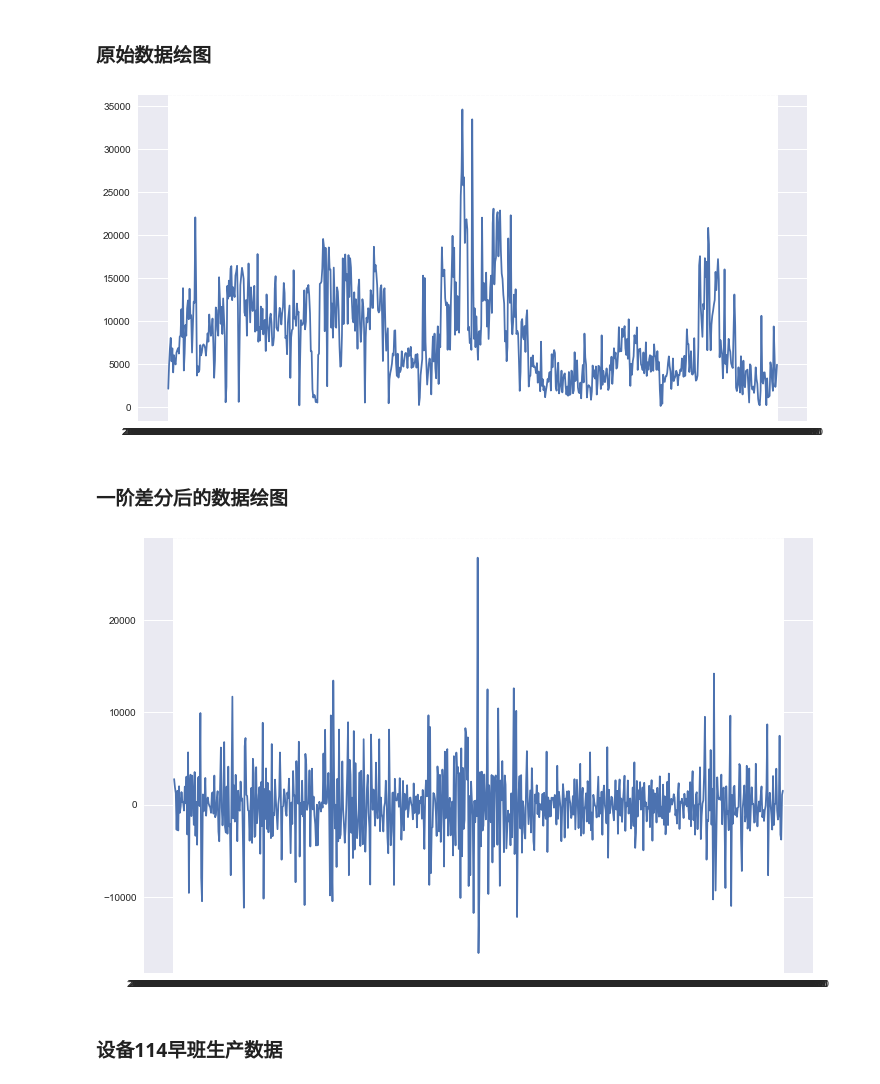
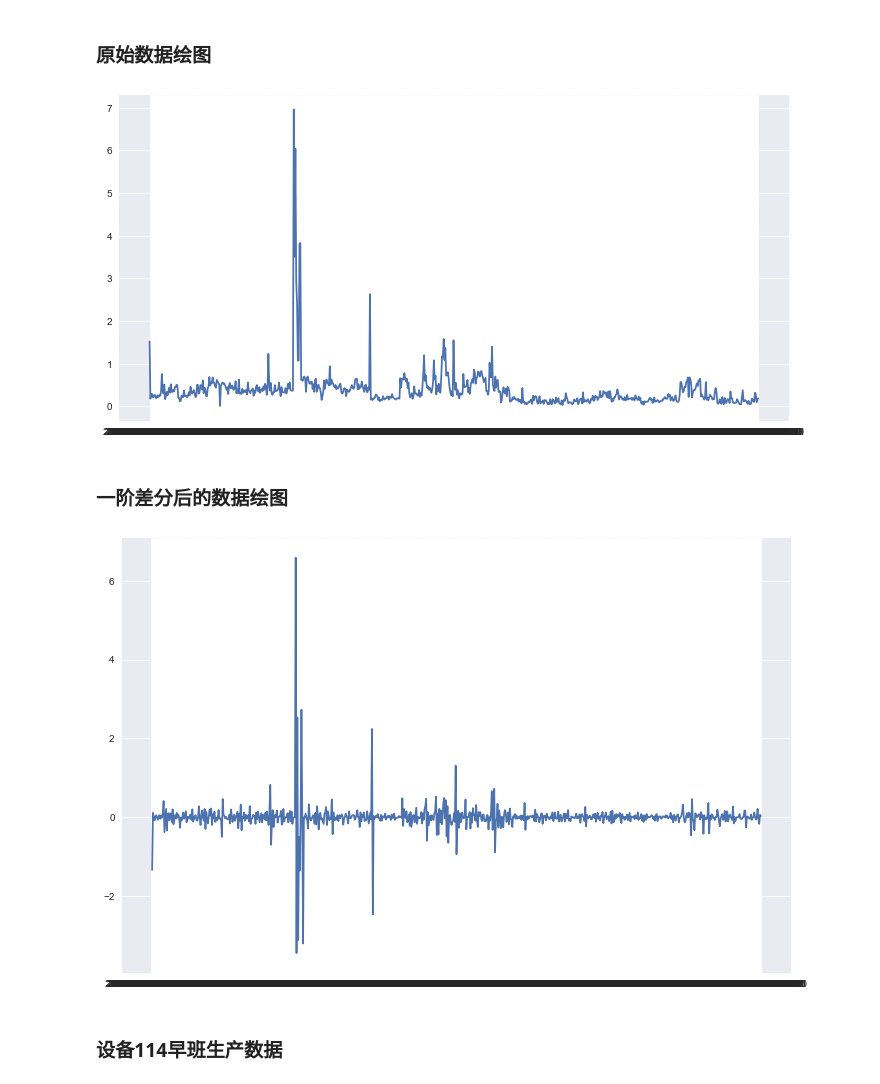
Before and after one commit to zzhhoubin/pydata, a Jupyter notebook: datasets/ncicbj/数据分析.ipynb, the cells around one changed output. Cells and saved outputs as stored; diff of their text form; code cells hidden in the pictures.

```diff
--- a/datasets/ncicbj/数据分析.ipynb
+++ b/datasets/ncicbj/数据分析.ipynb
@@ -200,20 +183,20 @@ Name: TOTALSTOPCNT, dtype: float64
 ### 原始数据绘图
 # %%
 plt.figure(figsize=(12, 6))
-plt.plot(tb22_dt['GATHERDATETIME'], tb22_dt['TOTALWASTE'])
+plt.plot(tb22_dt['GATHERDATETIME'], tb22_dt['TOTALWASTEPCT'])
 plt.show()
 # %% [output]
-[figure, old version]
+[figure, new version]
 # %% [markdown]
 ### 一阶差分后的数据绘图
 # %%
 fig = plt.figure(figsize=(12,8))
 ax1= fig.add_subplot(111)
-diff1 = tb22_dt['TOTALWASTE'].diff(1)
+diff1 = tb22_dt['TOTALWASTEPCT'].diff(1)
 plt.plot(tb22_dt['GATHERDATETIME'], diff1)
 plt.show()
 # %% [output]
-[figure, old version]
+[figure, new version]
 # %% [markdown]
 ### 设备114早班生产数据
 # %%
```
Also changed, not shown: parts of 69 cells of this notebook.
